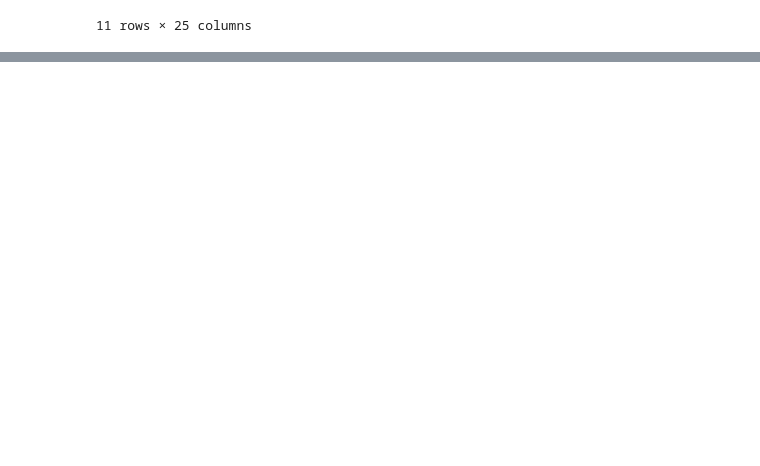
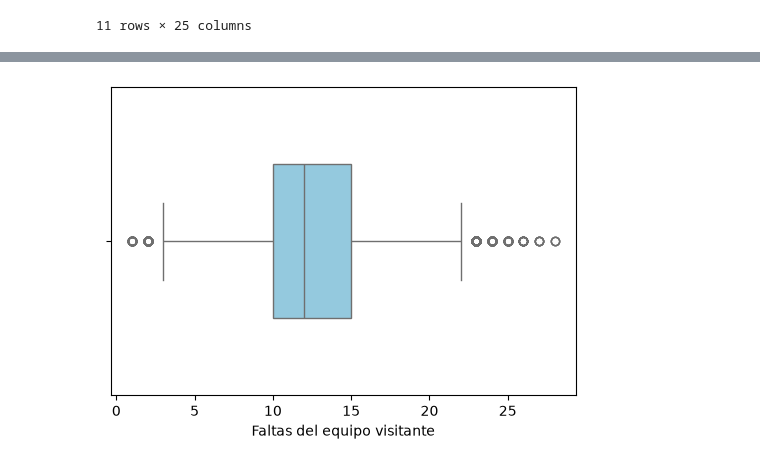
Before and after one commit to JuanjCruzL/La_ventaja_de_ser_local_en_el_futbol, a Jupyter notebook: cuadernos/exploracion_Juan_Jose_Cruz.ipynb, the cells around one changed output, grey strips where cells are left out. Cells and saved outputs as stored; diff of their text form; code cells hidden in the pictures; blank space fills up the shorter version.

```diff
--- a/cuadernos/exploracion_Juan_Jose_Cruz.ipynb
+++ b/cuadernos/exploracion_Juan_Jose_Cruz.ipynb
@@ -68,0 +79,10 @@ df.describe(include="all").round(2)
+# %%
+plt.figure(figsize=(6, 4))
+
+sns.boxplot(x="fouls_away", data=df, color="skyblue", width=0.5)
+
+plt.xlabel("Faltas del equipo visitante", fontsize=10)
+
+plt.show()
+# %% [output]
+[figure, added]
```
Also changed, not shown: parts of 6 cells of this notebook, 1 other file.
